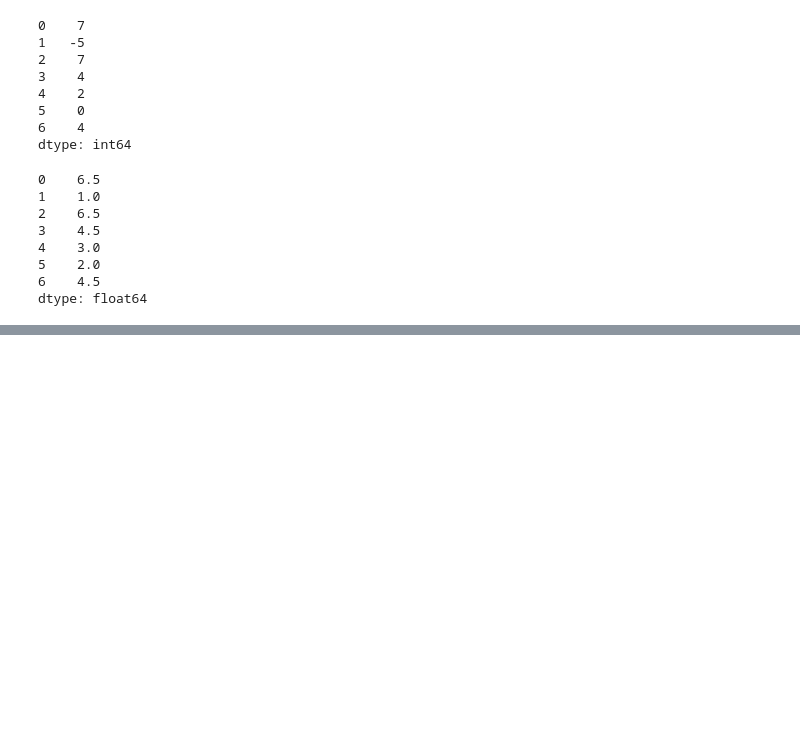
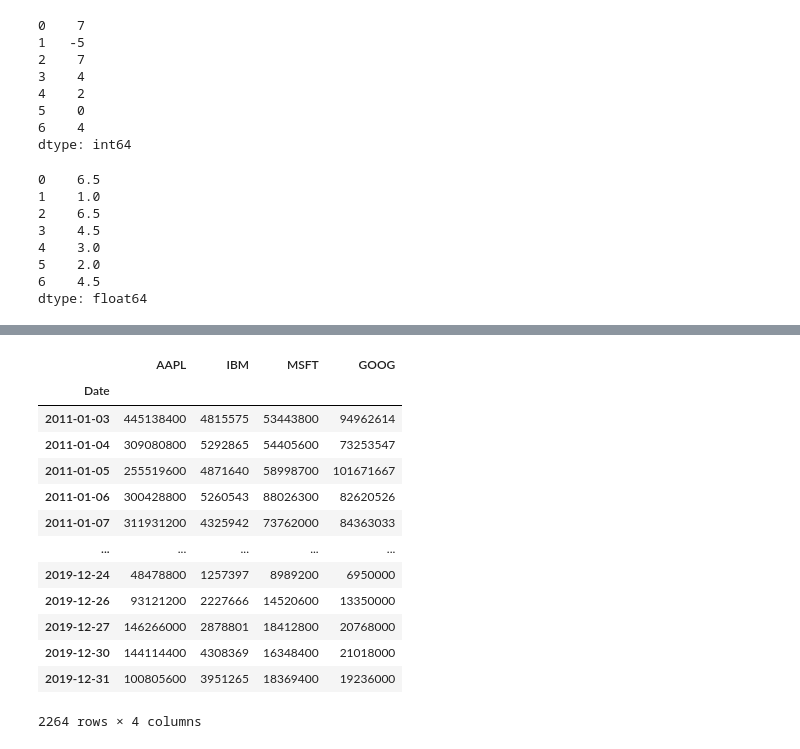
Before and after one commit to AmanSg098/ML-Projects, a Jupyter notebook: Pandaspract.ipynb, the cells around one changed output, grey strips where cells are left out. Cells and saved outputs as stored; diff of their text form; code cells hidden in the pictures; blank space fills up the shorter version.

```diff
--- a/Pandaspract.ipynb
+++ b/Pandaspract.ipynb
@@ -870,0 +980,19 @@ dtype: float64
+# %%
+import yfinance as yf
+import pandas as pd
+
+# Dictionary to hold stock data
+all_data = {}
+
+# Loop through tickers and retrieve data
+for ticker in ['AAPL', 'IBM', 'MSFT', 'GOOG']:
+    all_data[ticker] = yf.download(ticker, start='2011-01-01', end='2020-01-01')
+
+# Create a DataFrame for 'Adj Close' prices
+price = pd.DataFrame({tic: data['Adj Close'] for tic, data in all_data.items()})
+
+# Create a DataFrame for 'Volume'
+volume = pd.DataFrame({tic: data['Volume'] for tic, data in all_data.items()})
+
+print(price.head())  # Example: print the first few rows of the price DataFrame
+print(volume.head()) # Example: print the first few rows of the volume DataFrame
@@ -870,0 +1018,17 @@ dtype: float64
+# %%
+volume
+# %% [output]
+|  | AAPL | IBM | MSFT | GOOG |
+| Date |  |  |  |  |
+| 2011-01-03 | 445138400 | 4815575 | 53443800 | 94962614 |
+| 2011-01-04 | 309080800 | 5292865 | 54405600 | 73253547 |
+| 2011-01-05 | 255519600 | 4871640 | 58998700 | 101671667 |
+| 2011-01-06 | 300428800 | 5260543 | 88026300 | 82620526 |
+| 2011-01-07 | 311931200 | 4325942 | 73762000 | 84363033 |
+| ... | ... | ... | ... | ... |
+| 2019-12-24 | 48478800 | 1257397 | 8989200 | 6950000 |
+| 2019-12-26 | 93121200 | 2227666 | 14520600 | 13350000 |
+| 2019-12-27 | 146266000 | 2878801 | 18412800 | 20768000 |
+| 2019-12-30 | 144114400 | 4308369 | 16348400 | 21018000 |
+| 2019-12-31 | 100805600 | 3951265 | 18369400 | 19236000 |
+2264 rows × 4 columns
```
Also changed, not shown: parts of 29 cells of this notebook.
